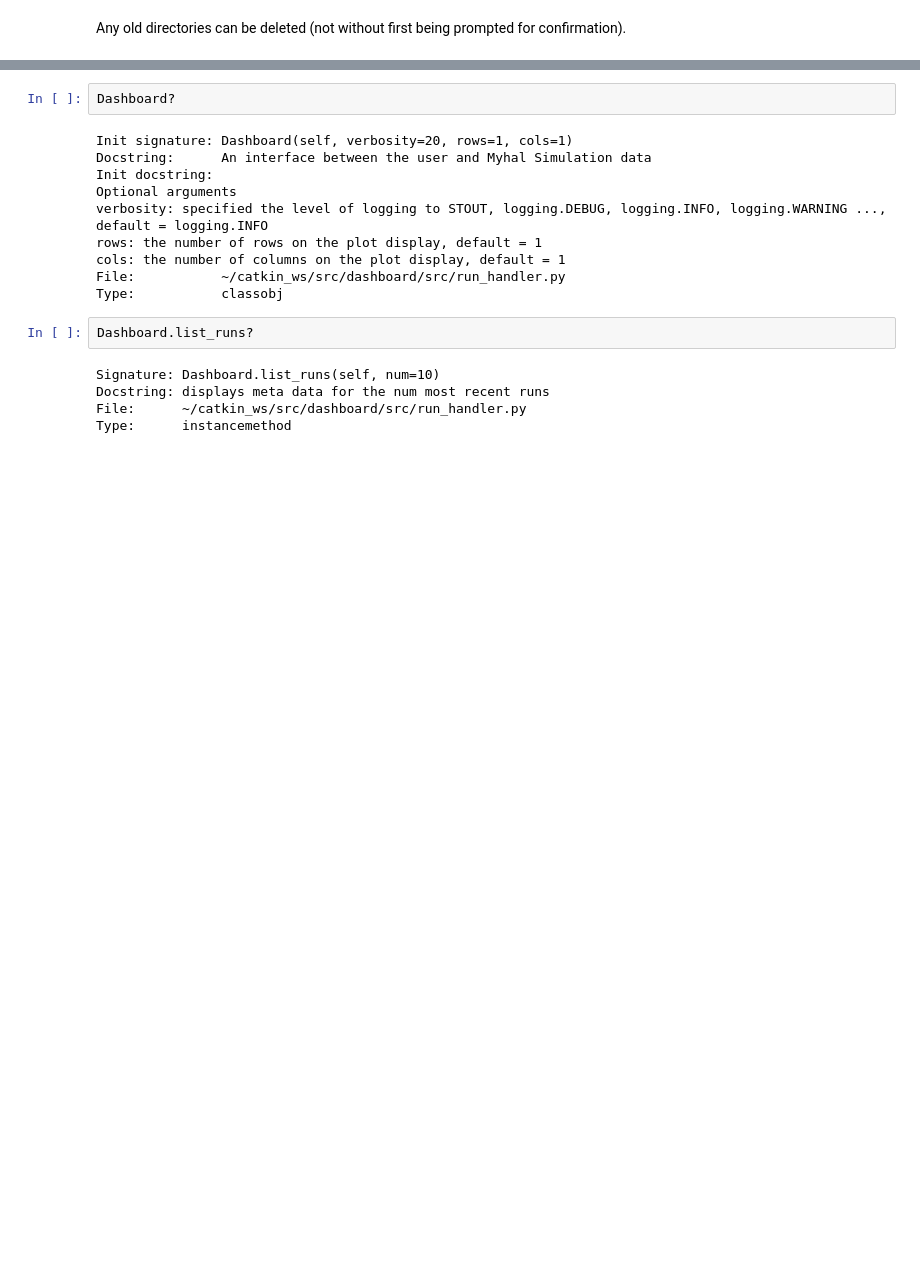
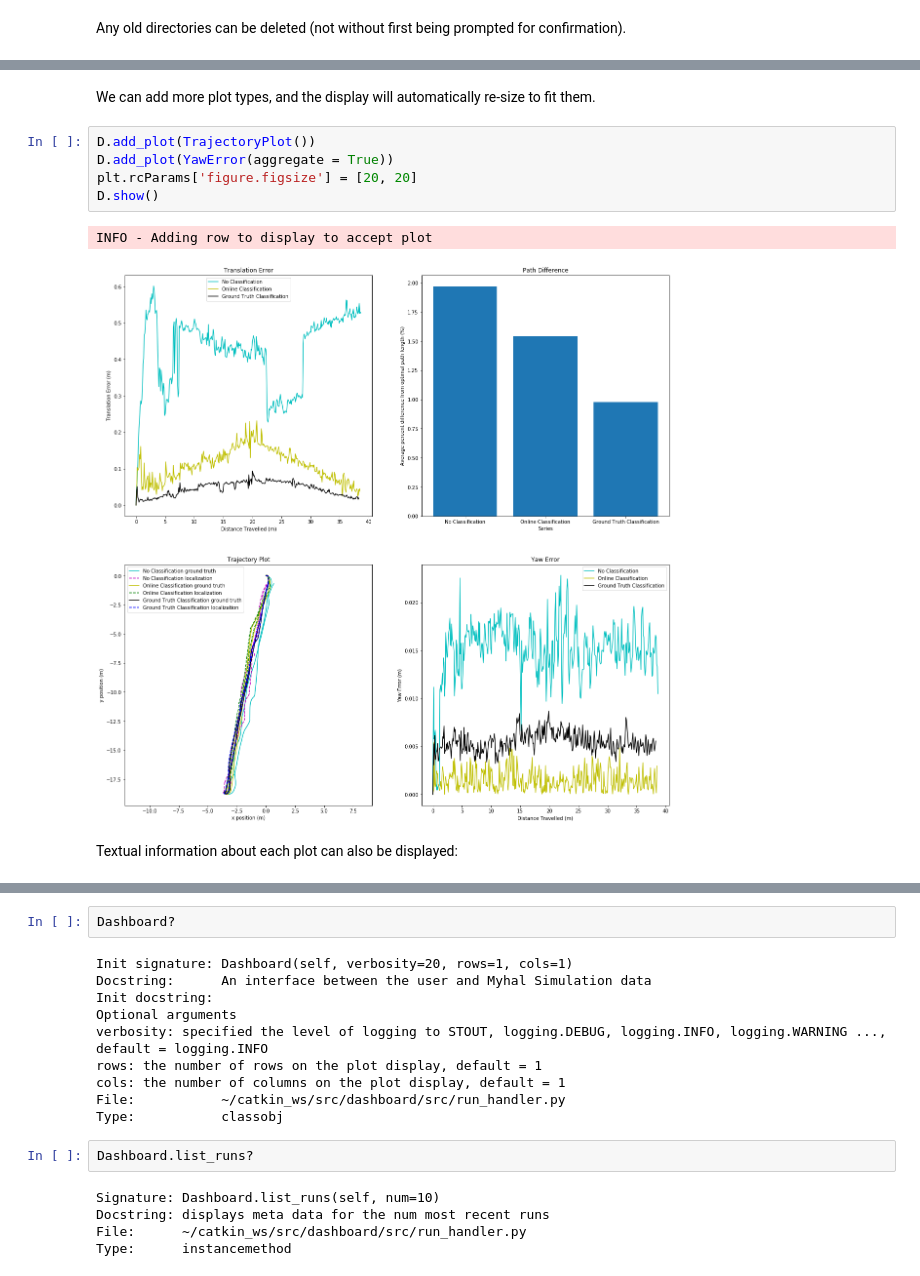
Before and after one commit to BenAgro314/JackalTourGuide, a Jupyter notebook: notebooks/JackalMeeting-2020-07-22.ipynb, the cells around one changed output, grey strips where cells are left out. Drawn from its saved outputs; the diff is of its cells as text; blank space fills up the shorter version.

```diff
--- a/notebooks/JackalMeeting-2020-07-22.ipynb
+++ b/notebooks/JackalMeeting-2020-07-22.ipynb
@@ -86,0 +106,12 @@ D.add_series('amcl', localization_technique = 'amcl')
+# %% [markdown]
+We can add more plot types, and the display will automatically re-size to fit them.
+# %%
+D.add_plot(TrajectoryPlot())
+D.add_plot(YawError(aggregate = True))
+plt.rcParams['figure.figsize'] = [20, 20]
+D.show()
+# %% [output]
+INFO - Adding row to display to accept plot
+[figure, added]
+# %% [markdown]
+Textual information about each plot can also be displayed:
```
Also changed, not shown: parts of 44 cells of this notebook, 5 other files.
